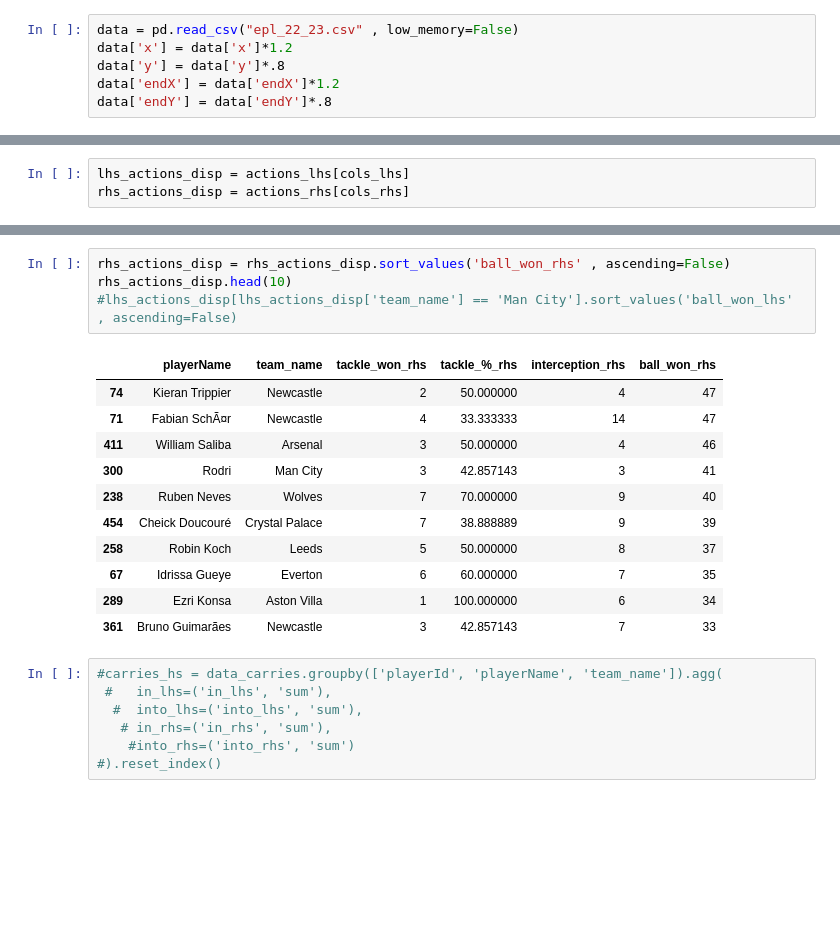
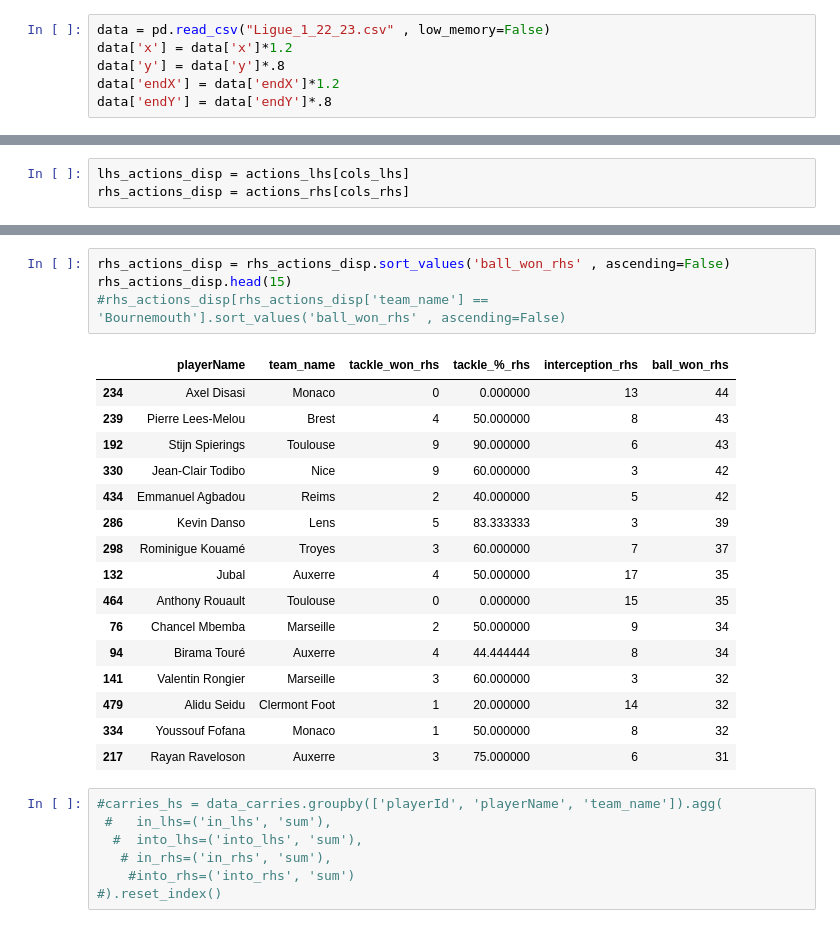
Before and after one commit to pranavm28/Football-Data-Viz, a Jupyter notebook: Defensive Halfspace Calculations.ipynb, the cells around one changed output, grey strips where cells are left out. Cells and saved outputs as stored; diff of their text form; blank space fills up the shorter version.

```diff
--- a/Defensive Halfspace Calculations.ipynb
+++ b/Defensive Halfspace Calculations.ipynb
@@ -9,7 +9,7 @@ from matplotlib.colors import LinearSegmentedColormap
 from scipy.ndimage import gaussian_filter
 import matplotlib.patheffects as path_effects
 # %%
-data = pd.read_csv("epl_22_23.csv" , low_memory=False)
+data = pd.read_csv("Ligue_1_22_23.csv" , low_memory=False)
 data['x'] = data['x']*1.2
 data['y'] = data['y']*.8
 data['endX'] = data['endX']*1.2
@@ -222,19 +228,24 @@ lhs_actions_disp.head(10)
 # %%
 rhs_actions_disp = rhs_actions_disp.sort_values('ball_won_rhs' , ascending=False)
-rhs_actions_disp.head(10)
-#lhs_actions_disp[lhs_actions_disp['team_name'] == 'Man City'].sort_values('ball_won_lhs' , ascending=False)
+rhs_actions_disp.head(15)
+#rhs_actions_disp[rhs_actions_disp['team_name'] == 'Bournemouth'].sort_values('ball_won_rhs' , ascending=False)
 # %% [output]
 |  | playerName | team_name | tackle_won_rhs | tackle_%_rhs | interception_rhs | ball_won_rhs |
-| 74 | Kieran Trippier | Newcastle | 2 | 50.000000 | 4 | 47 |
-| 71 | Fabian SchÃ¤r | Newcastle | 4 | 33.333333 | 14 | 47 |
-| 411 | William Saliba | Arsenal | 3 | 50.000000 | 4 | 46 |
-| 300 | Rodri | Man City | 3 | 42.857143 | 3 | 41 |
-| 238 | Ruben Neves | Wolves | 7 | 70.000000 | 9 | 40 |
-| 454 | Cheick Doucouré | Crystal Palace | 7 | 38.888889 | 9 | 39 |
-| 258 | Robin Koch | Leeds | 5 | 50.000000 | 8 | 37 |
-| 67 | Idrissa Gueye | Everton | 6 | 60.000000 | 7 | 35 |
-| 289 | Ezri Konsa | Aston Villa | 1 | 100.000000 | 6 | 34 |
-| 361 | Bruno Guimarães | Newcastle | 3 | 42.857143 | 7 | 33 |
+| 234 | Axel Disasi | Monaco | 0 | 0.000000 | 13 | 44 |
+| 239 | Pierre Lees-Melou | Brest | 4 | 50.000000 | 8 | 43 |
+| 192 | Stijn Spierings | Toulouse | 9 | 90.000000 | 6 | 43 |
+| 330 | Jean-Clair Todibo | Nice | 9 | 60.000000 | 3 | 42 |
+| 434 | Emmanuel Agbadou | Reims | 2 | 40.000000 | 5 | 42 |
+| 286 | Kevin Danso | Lens | 5 | 83.333333 | 3 | 39 |
+| 298 | Rominigue Kouamé | Troyes | 3 | 60.000000 | 7 | 37 |
+| 132 | Jubal | Auxerre | 4 | 50.000000 | 17 | 35 |
+| 464 | Anthony Rouault | Toulouse | 0 | 0.000000 | 15 | 35 |
+| 76 | Chancel Mbemba | Marseille | 2 | 50.000000 | 9 | 34 |
+| 94 | Birama Touré | Auxerre | 4 | 44.444444 | 8 | 34 |
+| 141 | Valentin Rongier | Marseille | 3 | 60.000000 | 3 | 32 |
+| 479 | Alidu Seidu | Clermont Foot | 1 | 20.000000 | 14 | 32 |
+| 334 | Youssouf Fofana | Monaco | 1 | 50.000000 | 8 | 32 |
+| 217 | Rayan Raveloson | Auxerre | 3 | 75.000000 | 6 | 31 |
 # %%
 #carries_hs = data_carries.groupby(['playerId', 'playerName', 'team_name']).agg(
  #   in_lhs=('in_lhs', 'sum'),
```
Also changed, not shown: parts of 4 cells of this notebook.
